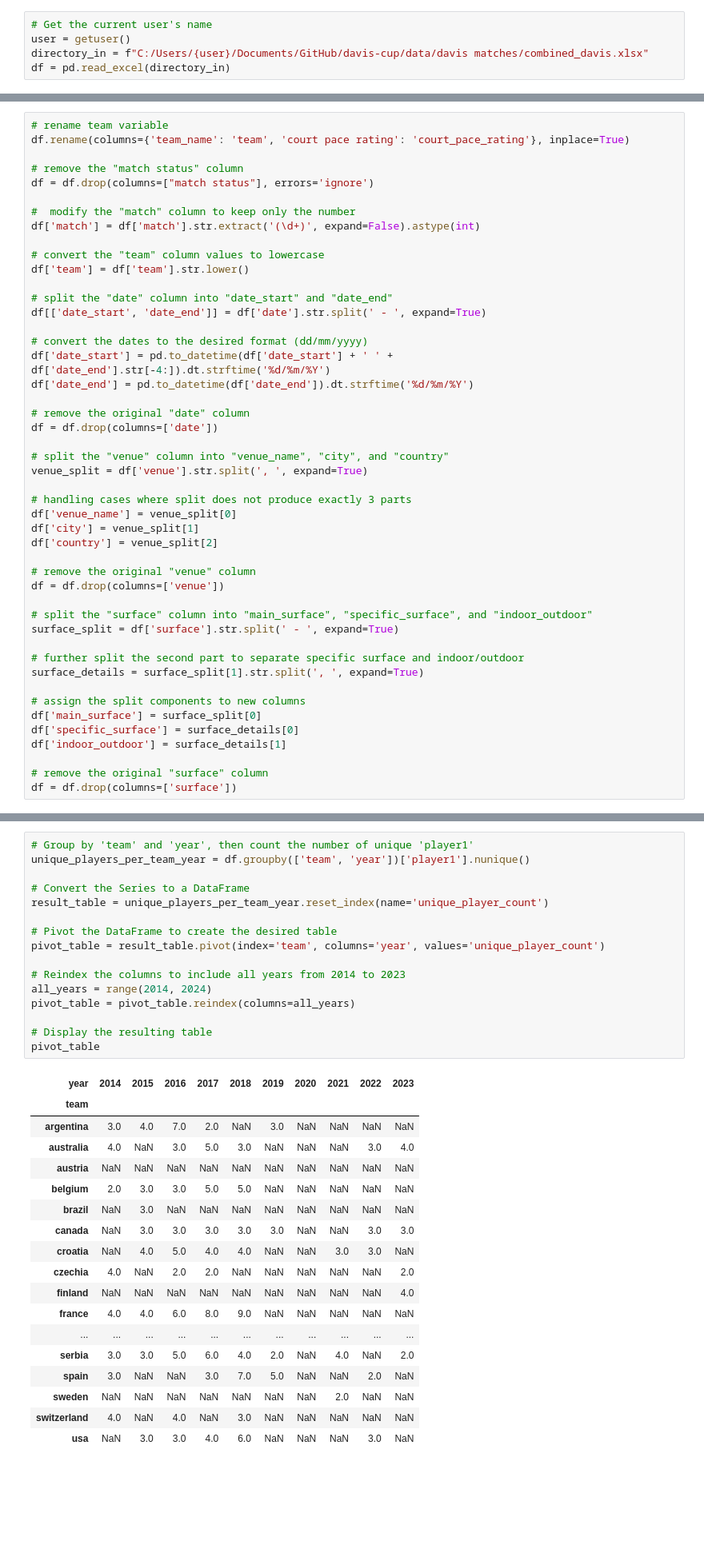
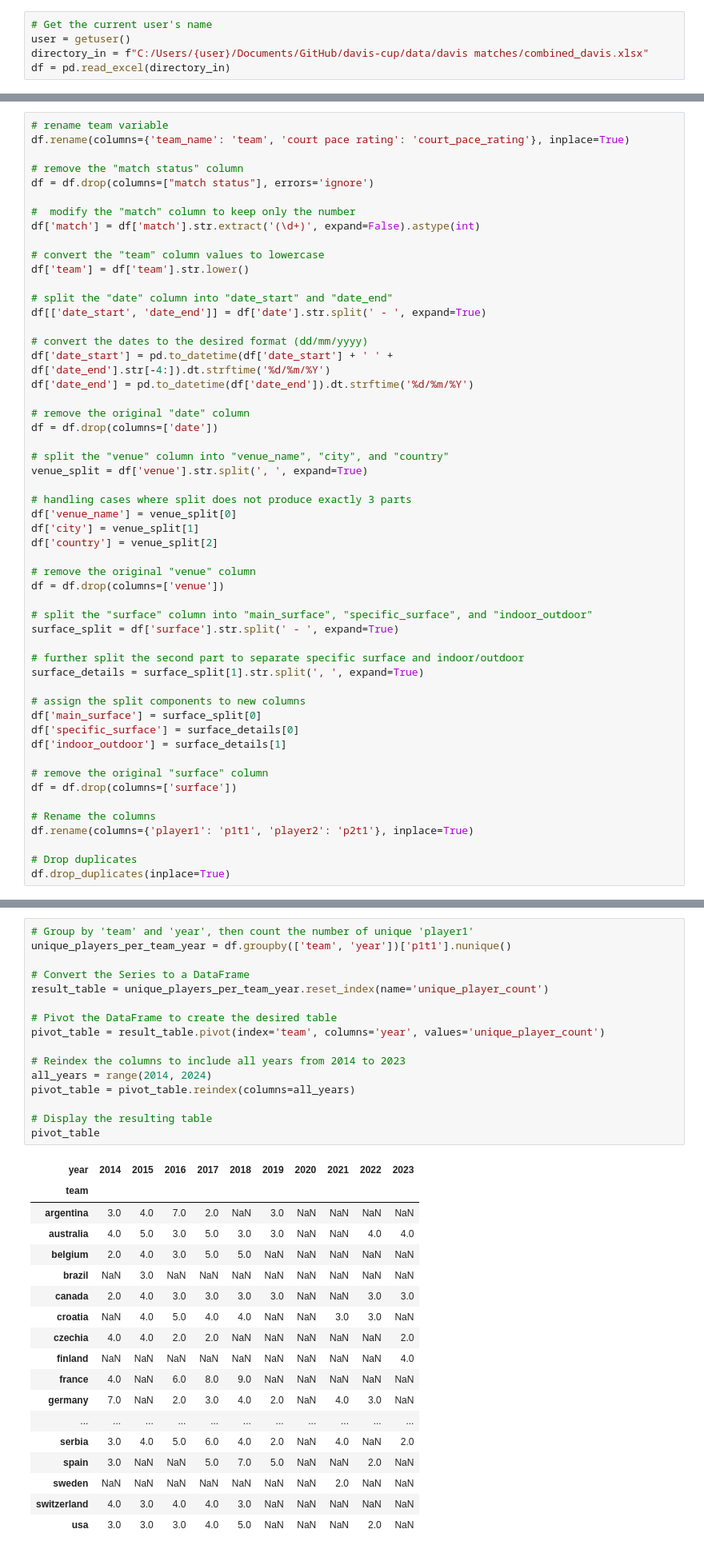
Before and after one commit to AEGDDI/davis-cup, a Jupyter notebook: code/data cleaning/website_df.ipynb, the cells around one changed output, grey strips where cells are left out. Shown at 80% size. Cells and saved outputs as stored; diff of their text form; blank space fills up the shorter version.

```diff
--- a/code/data cleaning/website_df.ipynb
+++ b/code/data cleaning/website_df.ipynb
@@ -70,3 +60,9 @@ df['indoor_outdoor'] = surface_details[1]
 
 # remove the original "surface" column
 df = df.drop(columns=['surface'])
+
+# Rename the columns
+df.rename(columns={'player1': 'p1t1', 'player2': 'p2t1'}, inplace=True)
+
+# Drop duplicates
+df.drop_duplicates(inplace=True)
@@ -75,38 +71,38 @@ df = df.drop(columns=['surface'])
 # %%
 # Group by 'team' and 'year', then count the number of unique 'player1'
-unique_players_per_team_year = df.groupby(['team', 'year'])['player1'].nunique()
+unique_players_per_team_year = df.groupby(['team', 'year'])['p1t1'].nunique()
 
 # Convert the Series to a DataFrame
 result_table = unique_players_per_team_year.reset_index(name='unique_player_count')
 
 # Pivot the DataFrame to create the desired table
 pivot_table = result_table.pivot(index='team', columns='year', values='unique_player_count')
 
 # Reindex the columns to include all years from 2014 to 2023
 all_years = range(2014, 2024)
 pivot_table = pivot_table.reindex(columns=all_years)
 
 # Display the resulting table
 pivot_table
 # %% [output]
 | year | 2014 | 2015 | 2016 | 2017 | 2018 | 2019 | 2020 | 2021 | 2022 | 2023 |
 | team |  |  |  |  |  |  |  |  |  |  |
 | argentina | 3.0 | 4.0 | 7.0 | 2.0 | NaN | 3.0 | NaN | NaN | NaN | NaN |
-| australia | 4.0 | NaN | 3.0 | 5.0 | 3.0 | NaN | NaN | NaN | 3.0 | 4.0 |
-| austria | NaN | NaN | NaN | NaN | NaN | NaN | NaN | NaN | NaN | NaN |
-| belgium | 2.0 | 3.0 | 3.0 | 5.0 | 5.0 | NaN | NaN | NaN | NaN | NaN |
+| australia | 4.0 | 5.0 | 3.0 | 5.0 | 3.0 | 3.0 | NaN | NaN | 4.0 | 4.0 |
+| belgium | 2.0 | 4.0 | 3.0 | 5.0 | 5.0 | NaN | NaN | NaN | NaN | NaN |
 | brazil | NaN | 3.0 | NaN | NaN | NaN | NaN | NaN | NaN | NaN | NaN |
-| canada | NaN | 3.0 | 3.0 | 3.0 | 3.0 | 3.0 | NaN | NaN | 3.0 | 3.0 |
+| canada | 2.0 | 4.0 | 3.0 | 3.0 | 3.0 | 3.0 | NaN | NaN | 3.0 | 3.0 |
 | croatia | NaN | 4.0 | 5.0 | 4.0 | 4.0 | NaN | NaN | 3.0 | 3.0 | NaN |
-| czechia | 4.0 | NaN | 2.0 | 2.0 | NaN | NaN | NaN | NaN | NaN | 2.0 |
+| czechia | 4.0 | 4.0 | 2.0 | 2.0 | NaN | NaN | NaN | NaN | NaN | 2.0 |
 | finland | NaN | NaN | NaN | NaN | NaN | NaN | NaN | NaN | NaN | 4.0 |
-| france | 4.0 | 4.0 | 6.0 | 8.0 | 9.0 | NaN | NaN | NaN | NaN | NaN |
+| france | 4.0 | NaN | 6.0 | 8.0 | 9.0 | NaN | NaN | NaN | NaN | NaN |
+| germany | 7.0 | NaN | 2.0 | 3.0 | 4.0 | 2.0 | NaN | 4.0 | 3.0 | NaN |
 | ... | ... | ... | ... | ... | ... | ... | ... | ... | ... | ... |
-| serbia | 3.0 | 3.0 | 5.0 | 6.0 | 4.0 | 2.0 | NaN | 4.0 | NaN | 2.0 |
-| spain | 3.0 | NaN | NaN | 3.0 | 7.0 | 5.0 | NaN | NaN | 2.0 | NaN |
+| serbia | 3.0 | 4.0 | 5.0 | 6.0 | 4.0 | 2.0 | NaN | 4.0 | NaN | 2.0 |
+| spain | 3.0 | NaN | NaN | 5.0 | 7.0 | 5.0 | NaN | NaN | 2.0 | NaN |
 | sweden | NaN | NaN | NaN | NaN | NaN | NaN | NaN | 2.0 | NaN | NaN |
-| switzerland | 4.0 | NaN | 4.0 | NaN | 3.0 | NaN | NaN | NaN | NaN | NaN |
-| usa | NaN | 3.0 | 3.0 | 4.0 | 6.0 | NaN | NaN | NaN | 3.0 | NaN |
+| switzerland | 4.0 | 3.0 | 4.0 | 4.0 | 3.0 | NaN | NaN | NaN | NaN | NaN |
+| usa | 3.0 | 3.0 | 3.0 | 4.0 | 5.0 | NaN | NaN | NaN | 2.0 | NaN |
 # %%
 # Highlight values greater than 5
 def highlight(value):
```
Also changed, not shown: parts of 21 cells of this notebook, 17 other files.
